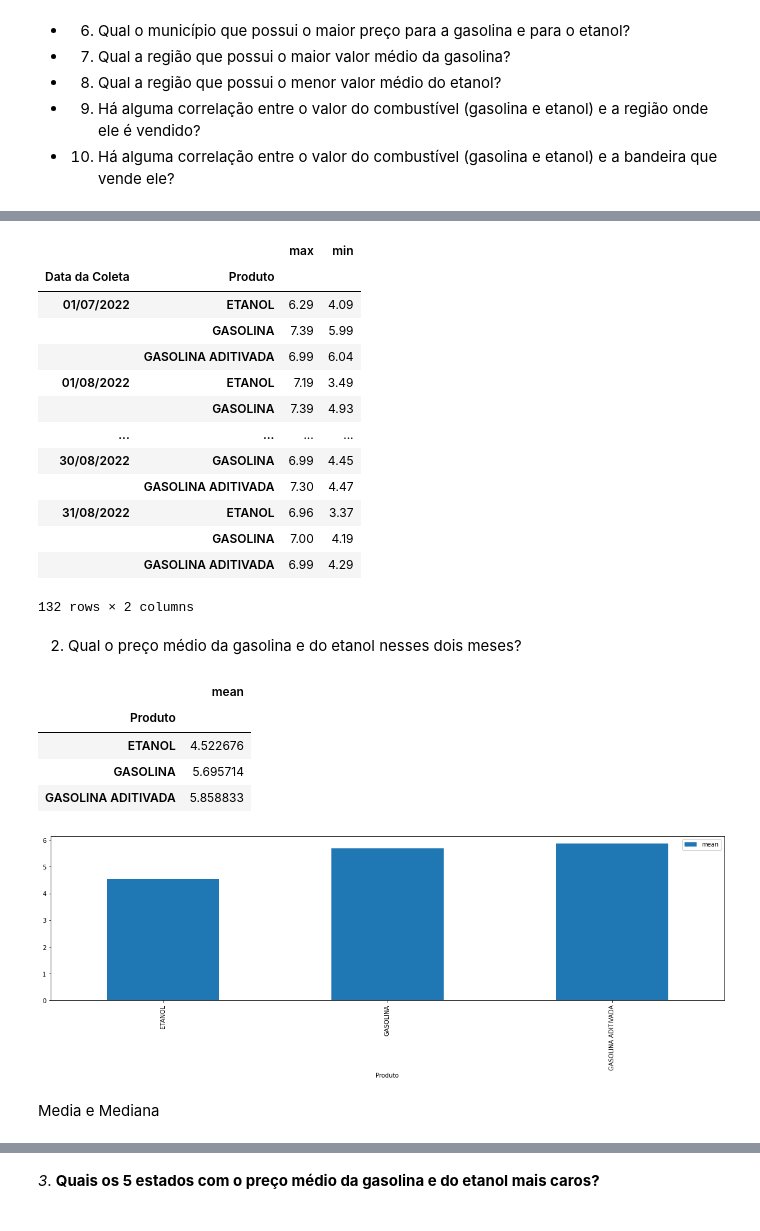
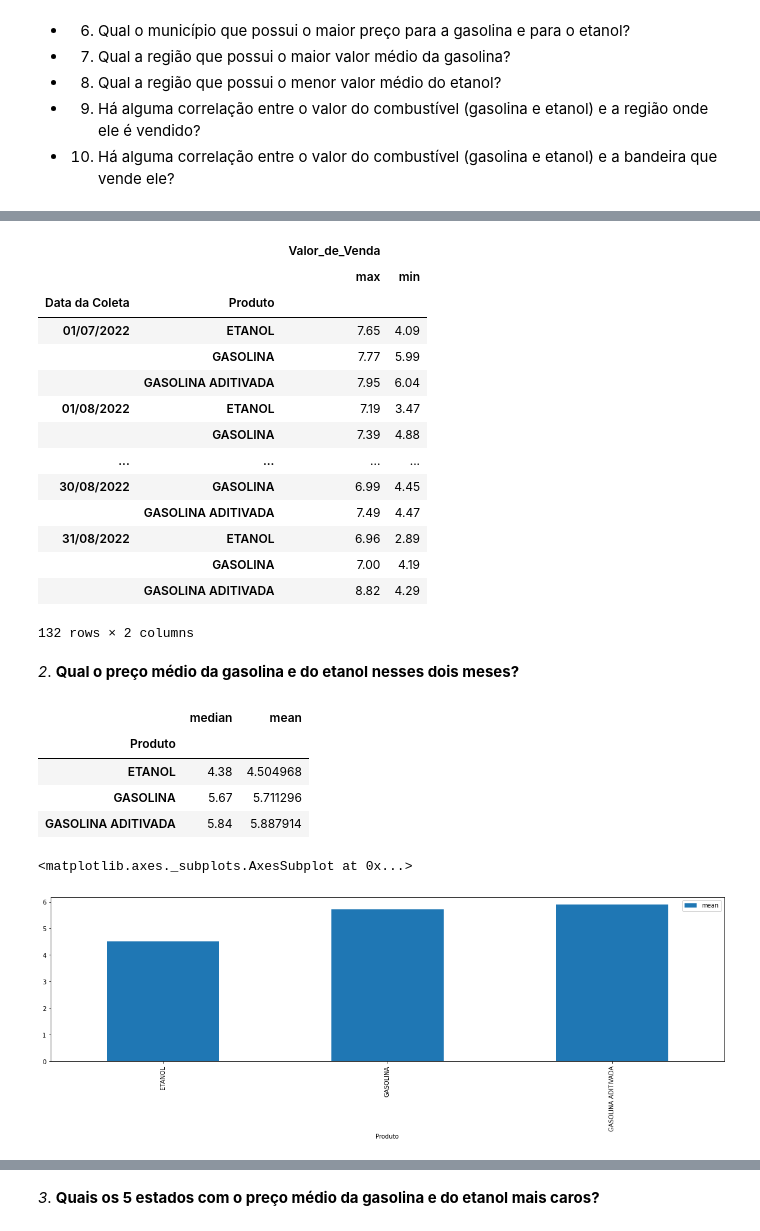
Before and after one commit to gustavovarella/Projeto_m4, a Jupyter notebook: PROJETO_M4.ipynb, the cells around one changed output, grey strips where cells are left out. Drawn from its saved outputs; the diff is of its cells as text; code cells hidden in the pictures.

```diff
--- a/PROJETO_M4.ipynb
+++ b/PROJETO_M4.ipynb
@@ -218,6 +291,6 @@ outlier_alto
 7.404999999999999
 # %%
 #Análise dos valores, e remoção dos que forem considerados Outliers.
-df_completo = df_completo.drop(df_completo[(df_completo.Valor_de_Venda < outlier_baixo) | (df_completo.Valor_de_Venda > outlier_alto)].index)
-df_completo
+df_completo_copy = df_completo.drop(df_completo[(df_completo.Valor_de_Venda < outlier_baixo) | (df_completo.Valor_de_Venda > outlier_alto)].index)
+df_completo_copy
 # %% [output]
@@ -328,4 +354,4 @@ Comportamento dos preços de julho ao final de agosto.
 # %%
-df_completo_comb = df_completo
-df_completo_comb.groupby(['Data da Coleta'])['Valor_de_Venda'].agg(['max','min']).plot(kind='bar', figsize=(20,10));
+df_comportamento = df_completo
+df_comportamento.groupby(['Data da Coleta'])['Valor_de_Venda',].agg(['max','min']).plot(kind='bar', figsize=(30,10))
 # %% [output]
@@ -337,35 +362,35 @@ Tivemos uma diminuição nos preços dos combustíveis
 # %%
-df_completo_comb.groupby(['Data da Coleta','Produto'])['Valor_de_Venda'].agg(['max','min'])
+df_comportamento.groupby(['Data da Coleta', 'Produto'])['Valor_de_Venda',].agg(['max','min'])
 # %% [output]
+|  |  | Valor_de_Venda |  |
 |  |  | max | min |
 | Data da Coleta | Produto |  |  |
-| 01/07/2022 | ETANOL | 6.29 | 4.09 |
-|  | GASOLINA | 7.39 | 5.99 |
-|  | GASOLINA ADITIVADA | 6.99 | 6.04 |
-| 01/08/2022 | ETANOL | 7.19 | 3.49 |
-|  | GASOLINA | 7.39 | 4.93 |
+| 01/07/2022 | ETANOL | 7.65 | 4.09 |
+|  | GASOLINA | 7.77 | 5.99 |
+|  | GASOLINA ADITIVADA | 7.95 | 6.04 |
+| 01/08/2022 | ETANOL | 7.19 | 3.47 |
+|  | GASOLINA | 7.39 | 4.88 |
 | ... | ... | ... | ... |
 | 30/08/2022 | GASOLINA | 6.99 | 4.45 |
-|  | GASOLINA ADITIVADA | 7.30 | 4.47 |
-| 31/08/2022 | ETANOL | 6.96 | 3.37 |
+|  | GASOLINA ADITIVADA | 7.49 | 4.47 |
+| 31/08/2022 | ETANOL | 6.96 | 2.89 |
 |  | GASOLINA | 7.00 | 4.19 |
-|  | GASOLINA ADITIVADA | 6.99 | 4.29 |
+|  | GASOLINA ADITIVADA | 8.82 | 4.29 |
 132 rows × 2 columns
 # %% [markdown]
-2. Qual o preço médio da gasolina e do etanol nesses dois meses?
+*2*. **Qual o preço médio da gasolina e do etanol nesses dois meses?**
 # %%
-df_combustivel = df_completo
-df_completo_comb.groupby(['Produto'])['Valor_de_Venda'].agg(['mean'])
+df_media = df_completo
+df_media.groupby(['Produto'])['Valor_de_Venda'].agg(['median','mean'])
 # %% [output]
-|  | mean |
-| Produto |  |
-| ETANOL | 4.522676 |
-| GASOLINA | 5.695714 |
-| GASOLINA ADITIVADA | 5.858833 |
+|  | median | mean |
+| Produto |  |  |
+| ETANOL | 4.38 | 4.504968 |
+| GASOLINA | 5.67 | 5.711296 |
+| GASOLINA ADITIVADA | 5.84 | 5.887914 |
 # %%
-df_completo_comb = df_completo
-df_completo_comb.groupby(['Produto'])['Valor_de_Venda'].agg(['mean']).plot(kind='bar', figsize=(20,5));
+df_combustivel = df_completo
+df_combustivel.groupby(['Produto'])['Valor_de_Venda'].agg(['mean']).plot(kind='bar', figsize=(20,5))
 # %% [output]
+<matplotlib.axes._subplots.AxesSubplot at 0x...>
 [figure]
-# %% [markdown]
-Media e Mediana
```
Also changed, not shown: parts of 65 cells of this notebook.
